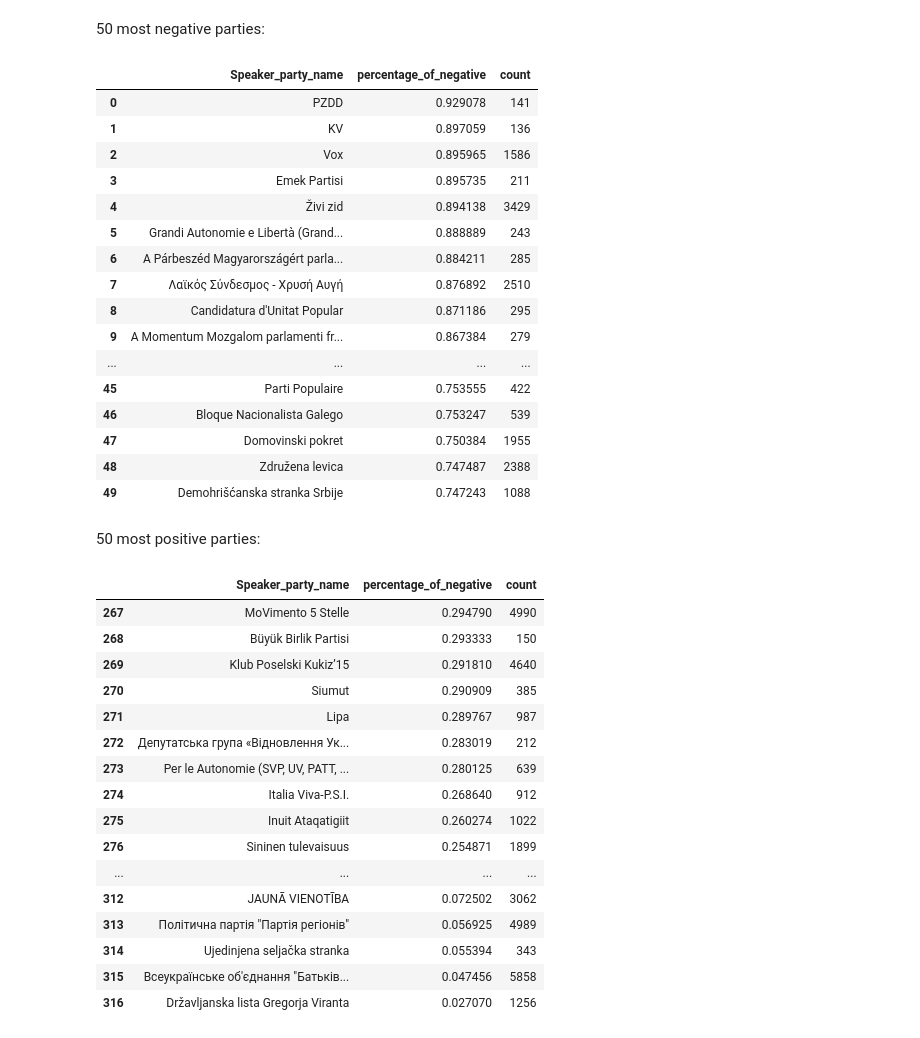
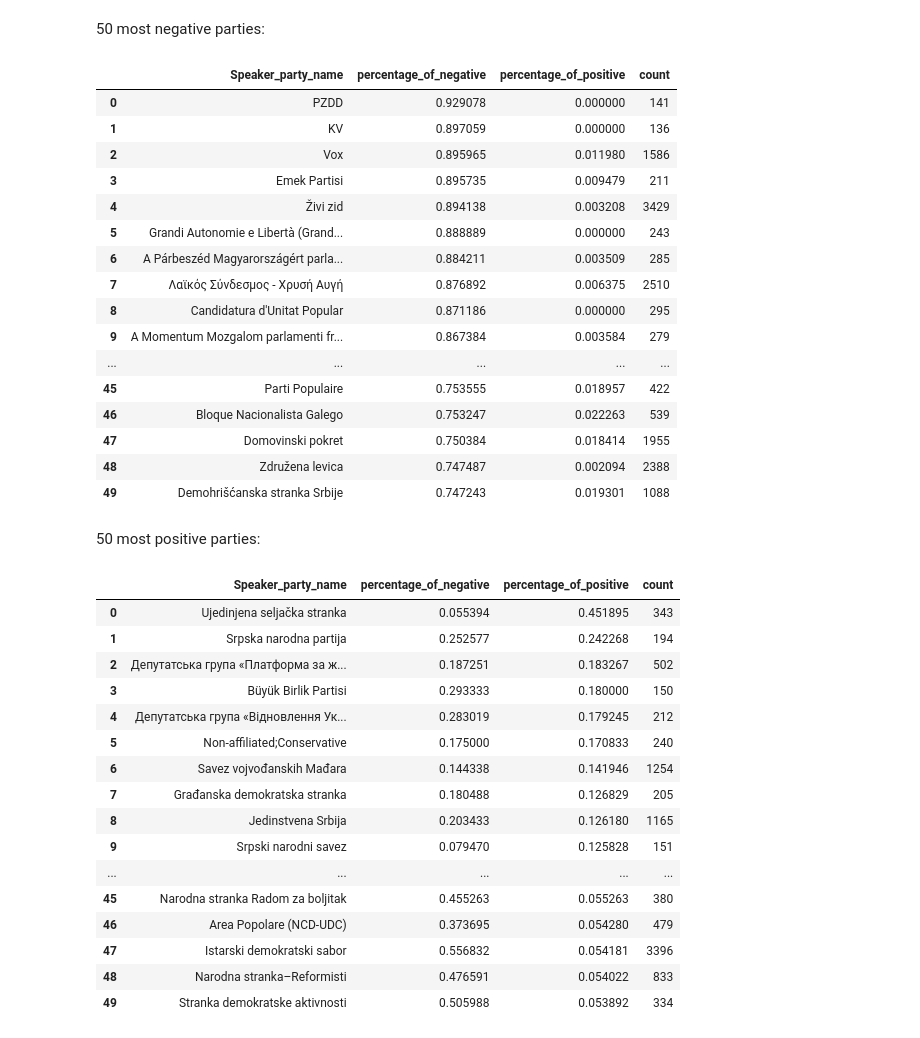
Before and after one commit to clarinsi/parlasent_analysis, a Jupyter notebook: 3_champions_of_sentiment_discoruse.ipynb, the cells around one changed output. Saved outputs shown, nothing was run; the diff lists cells and outputs as text; code cells hidden in the pictures.

```diff
--- a/3_champions_of_sentiment_discoruse.ipynb
+++ b/3_champions_of_sentiment_discoruse.ipynb
@@ -21,7 +21,7 @@ if not Path("speeches.csv.zip").exists():
     system("wget https://huggingface.co/datasets/5roop/parlasent_data/resolve/main/speeches.csv.zip")
 df = pd.read_csv("speeches.csv.zip")
 # %%
-def calculate_sentiment(target="Speaker_name", *, country=None, term=None, filter=None):
+def calculate_sentiment(target="Speaker_name", *, country=None, term=None, filter=None, sort_by="percentage_of_negative"):
     global df
     all_countries = df.country.unique().tolist()
     if country == None:
@@ -62,7 +62,7 @@ def calculate_sentiment(target="Speaker_name", *, country=None, term=None, filte
     gb2.columns = f"{target} percentage_of_negative percentage_of_positive count".split()
 
     # gb2 = gb2.merge(gb1, on=f"{target}", how="left")
-    gb2 = gb2.sort_values(by="percentage_of_negative", ascending=False)
+    gb2 = gb2.sort_values(by=sort_by, ascending=False)
 
     if filter:
         sigma = gb2["count"].std()
@@ -216,42 +194,42 @@ calculate_sentiment("Speaker_name", country="", term="",filter="Q1+").tail(50)
 # %%
 calculate_sentiment("Speaker_party_name", country="", term="",filter="Q1+").head(50)
 # %% [output]
-|  | Speaker_party_name | percentage_of_negative | count |
-| 0 | PZDD | 0.929078 | 141 |
-| 1 | KV | 0.897059 | 136 |
-| 2 | Vox | 0.895965 | 1586 |
-| 3 | Emek Partisi | 0.895735 | 211 |
-| 4 | Živi zid | 0.894138 | 3429 |
-| 5 | Grandi Autonomie e Libertà (Grand... | 0.888889 | 243 |
-| 6 | A Párbeszéd Magyarországért parla... | 0.884211 | 285 |
-| 7 | Λαϊκός Σύνδεσμος - Χρυσή Αυγή | 0.876892 | 2510 |
-| 8 | Candidatura d'Unitat Popular | 0.871186 | 295 |
-| 9 | A Momentum Mozgalom parlamenti fr... | 0.867384 | 279 |
-| ... | ... | ... | ... |
-| 45 | Parti Populaire | 0.753555 | 422 |
-| 46 | Bloque Nacionalista Galego | 0.753247 | 539 |
-| 47 | Domovinski pokret | 0.750384 | 1955 |
-| 48 | Združena levica | 0.747487 | 2388 |
-| 49 | Demohrišćanska stranka Srbije | 0.747243 | 1088 |
+|  | Speaker_party_name | percentage_of_negative | percentage_of_positive | count |
+| 0 | PZDD | 0.929078 | 0.000000 | 141 |
+| 1 | KV | 0.897059 | 0.000000 | 136 |
+| 2 | Vox | 0.895965 | 0.011980 | 1586 |
+| 3 | Emek Partisi | 0.895735 | 0.009479 | 211 |
+| 4 | Živi zid | 0.894138 | 0.003208 | 3429 |
+| 5 | Grandi Autonomie e Libertà (Grand... | 0.888889 | 0.000000 | 243 |
+| 6 | A Párbeszéd Magyarországért parla... | 0.884211 | 0.003509 | 285 |
+| 7 | Λαϊκός Σύνδεσμος - Χρυσή Αυγή | 0.876892 | 0.006375 | 2510 |
+| 8 | Candidatura d'Unitat Popular | 0.871186 | 0.000000 | 295 |
+| 9 | A Momentum Mozgalom parlamenti fr... | 0.867384 | 0.003584 | 279 |
+| ... | ... | ... | ... | ... |
+| 45 | Parti Populaire | 0.753555 | 0.018957 | 422 |
+| 46 | Bloque Nacionalista Galego | 0.753247 | 0.022263 | 539 |
+| 47 | Domovinski pokret | 0.750384 | 0.018414 | 1955 |
+| 48 | Združena levica | 0.747487 | 0.002094 | 2388 |
+| 49 | Demohrišćanska stranka Srbije | 0.747243 | 0.019301 | 1088 |
 # %% [markdown]
 50 most positive parties:
 # %%
-calculate_sentiment("Speaker_party_name", country="", term="",filter="Q1+").tail(50)
+calculate_sentiment("Speaker_party_name", country="", term="",filter="Q1+", sort_by="percentage_of_positive").head(50)
 # %% [output]
-|  | Speaker_party_name | percentage_of_negative | count |
-| 267 | MoVimento 5 Stelle | 0.294790 | 4990 |
-| 268 | Büyük Birlik Partisi | 0.293333 | 150 |
-| 269 | Klub Poselski Kukiz’15 | 0.291810 | 4640 |
-| 270 | Siumut | 0.290909 | 385 |
-| 271 | Lipa | 0.289767 | 987 |
-| 272 | Депутатська група «Відновлення Ук... | 0.283019 | 212 |
-| 273 | Per le Autonomie (SVP, UV, PATT, ... | 0.280125 | 639 |
-| 274 | Italia Viva-P.S.I. | 0.268640 | 912 |
-| 275 | Inuit Ataqatigiit | 0.260274 | 1022 |
-| 276 | Sininen tulevaisuus | 0.254871 | 1899 |
-| ... | ... | ... | ... |
-| 312 | JAUNĀ VIENOTĪBA | 0.072502 | 3062 |
-| 313 | Політична партія "Партія регіонів" | 0.056925 | 4989 |
-| 314 | Ujedinjena seljačka stranka | 0.055394 | 343 |
-| 315 | Всеукраїнське об'єднання "Батьків... | 0.047456 | 5858 |
-| 316 | Državljanska lista Gregorja Viranta | 0.027070 | 1256 |
+|  | Speaker_party_name | percentage_of_negative | percentage_of_positive | count |
+| 0 | Ujedinjena seljačka stranka | 0.055394 | 0.451895 | 343 |
+| 1 | Srpska narodna partija | 0.252577 | 0.242268 | 194 |
+| 2 | Депутатська група «Платформа за ж... | 0.187251 | 0.183267 | 502 |
+| 3 | Büyük Birlik Partisi | 0.293333 | 0.180000 | 150 |
+| 4 | Депутатська група «Відновлення Ук... | 0.283019 | 0.179245 | 212 |
+| 5 | Non-affiliated;Conservative | 0.175000 | 0.170833 | 240 |
+| 6 | Savez vojvođanskih Mađara | 0.144338 | 0.141946 | 1254 |
+| 7 | Građanska demokratska stranka | 0.180488 | 0.126829 | 205 |
+| 8 | Jedinstvena Srbija | 0.203433 | 0.126180 | 1165 |
+| 9 | Srpski narodni savez | 0.079470 | 0.125828 | 151 |
+| ... | ... | ... | ... | ... |
+| 45 | Narodna stranka Radom za boljitak | 0.455263 | 0.055263 | 380 |
+| 46 | Area Popolare (NCD-UDC) | 0.373695 | 0.054280 | 479 |
+| 47 | Istarski demokratski sabor | 0.556832 | 0.054181 | 3396 |
+| 48 | Narodna stranka–Reformisti | 0.476591 | 0.054022 | 833 |
+| 49 | Stranka demokratske aktivnosti | 0.505988 | 0.053892 | 334 |
```
Also changed, not shown: parts of 8 cells of this notebook, 2 other files.
